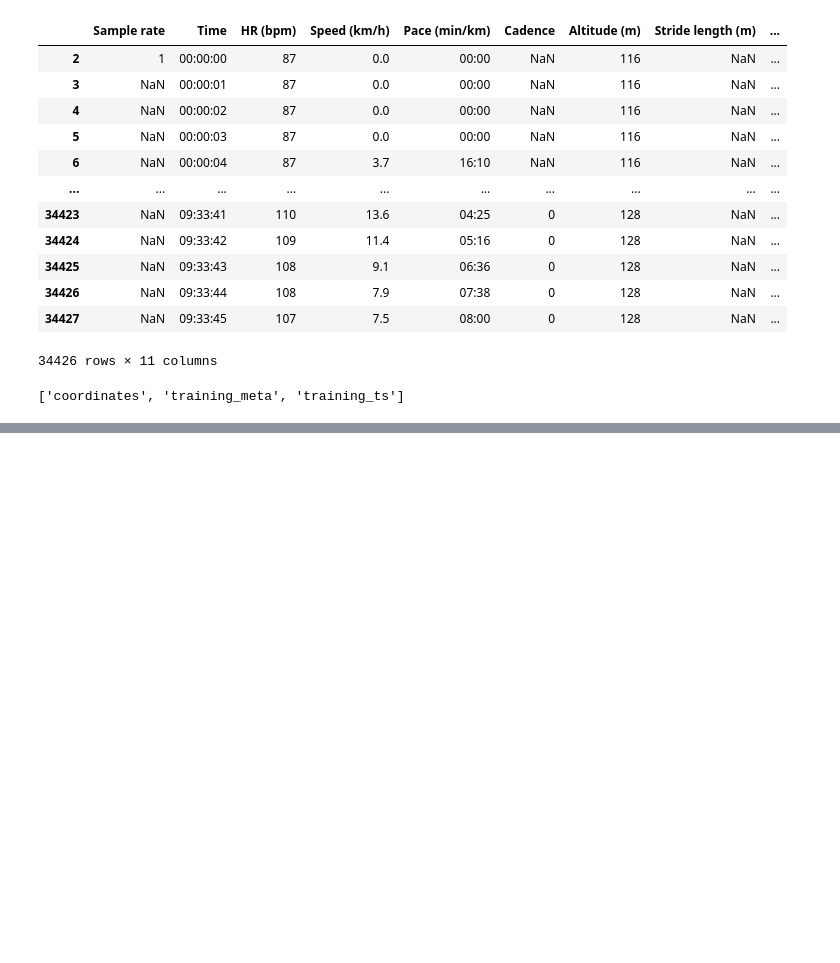
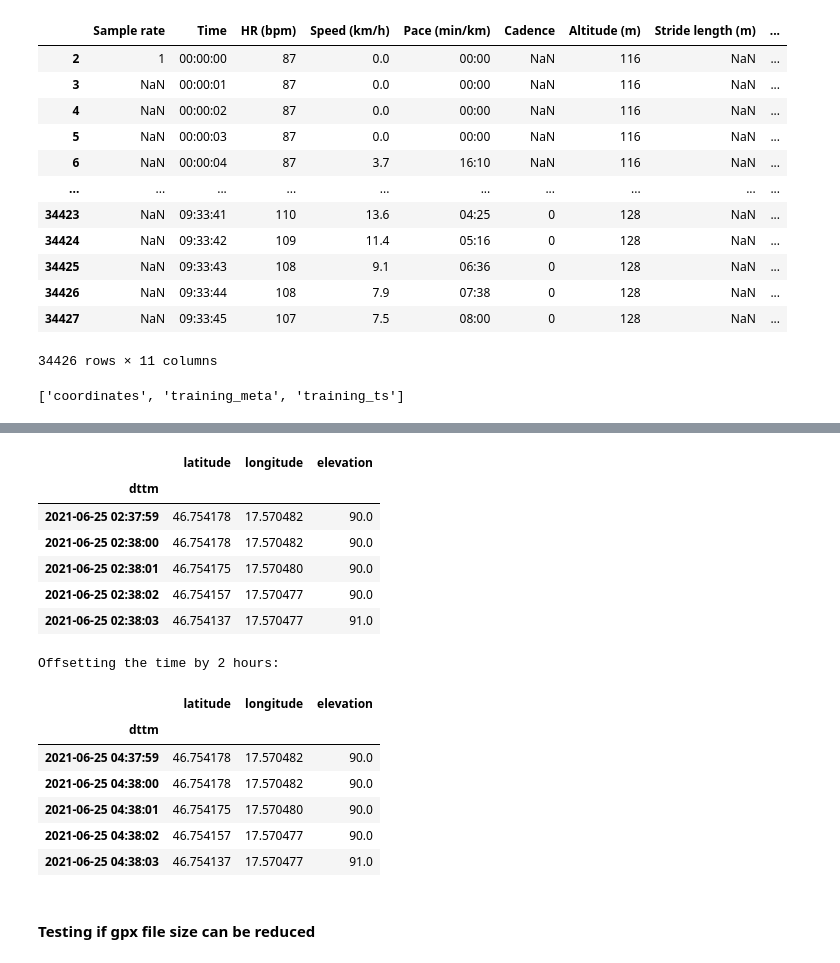
Before and after one commit to andr3wbp/bike_ride_analytics_2021, a Jupyter notebook: Lake_Balaton_bike_ride_2021.ipynb, the cells around one changed output, grey strips where cells are left out. Cells and saved outputs as stored; diff of their text form; code cells hidden in the pictures; blank space fills up the shorter version.

```diff
--- a/Lake_Balaton_bike_ride_2021.ipynb
+++ b/Lake_Balaton_bike_ride_2021.ipynb
@@ -173,0 +192,29 @@ plt.plot(coordinates['longitude'], coordinates['latitude'])
+# %%
+coordinates['dttm'] = coordinates.index.astype(str).str[:19]
+coordinates['dttm'] = pd.to_datetime(coordinates['dttm'])
+coordinates.set_index('dttm', inplace=True)
+
+display(coordinates.head())
+coordinates.index = coordinates.index + pd.DateOffset(hours=2)
+
+print("Offsetting the time by 2 hours:")
+#coordinates['dttm'] = coordinates['dttm'] + pd.DateOffset(hours=2)
+display(coordinates.head())
+# %% [output]
+|  | latitude | longitude | elevation |
+| dttm |  |  |  |
+| 2021-06-25 02:37:59 | 46.754178 | 17.570482 | 90.0 |
+| 2021-06-25 02:38:00 | 46.754178 | 17.570482 | 90.0 |
+| 2021-06-25 02:38:01 | 46.754175 | 17.570480 | 90.0 |
+| 2021-06-25 02:38:02 | 46.754157 | 17.570477 | 90.0 |
+| 2021-06-25 02:38:03 | 46.754137 | 17.570477 | 91.0 |
+Offsetting the time by 2 hours:
+|  | latitude | longitude | elevation |
+| dttm |  |  |  |
+| 2021-06-25 04:37:59 | 46.754178 | 17.570482 | 90.0 |
+| 2021-06-25 04:38:00 | 46.754178 | 17.570482 | 90.0 |
+| 2021-06-25 04:38:01 | 46.754175 | 17.570480 | 90.0 |
+| 2021-06-25 04:38:02 | 46.754157 | 17.570477 | 90.0 |
+| 2021-06-25 04:38:03 | 46.754137 | 17.570477 | 91.0 |
+# %% [markdown]
+#### Testing if gpx file size can be reduced
```
Also changed, not shown: parts of 9 cells of this notebook, 2 other files.
